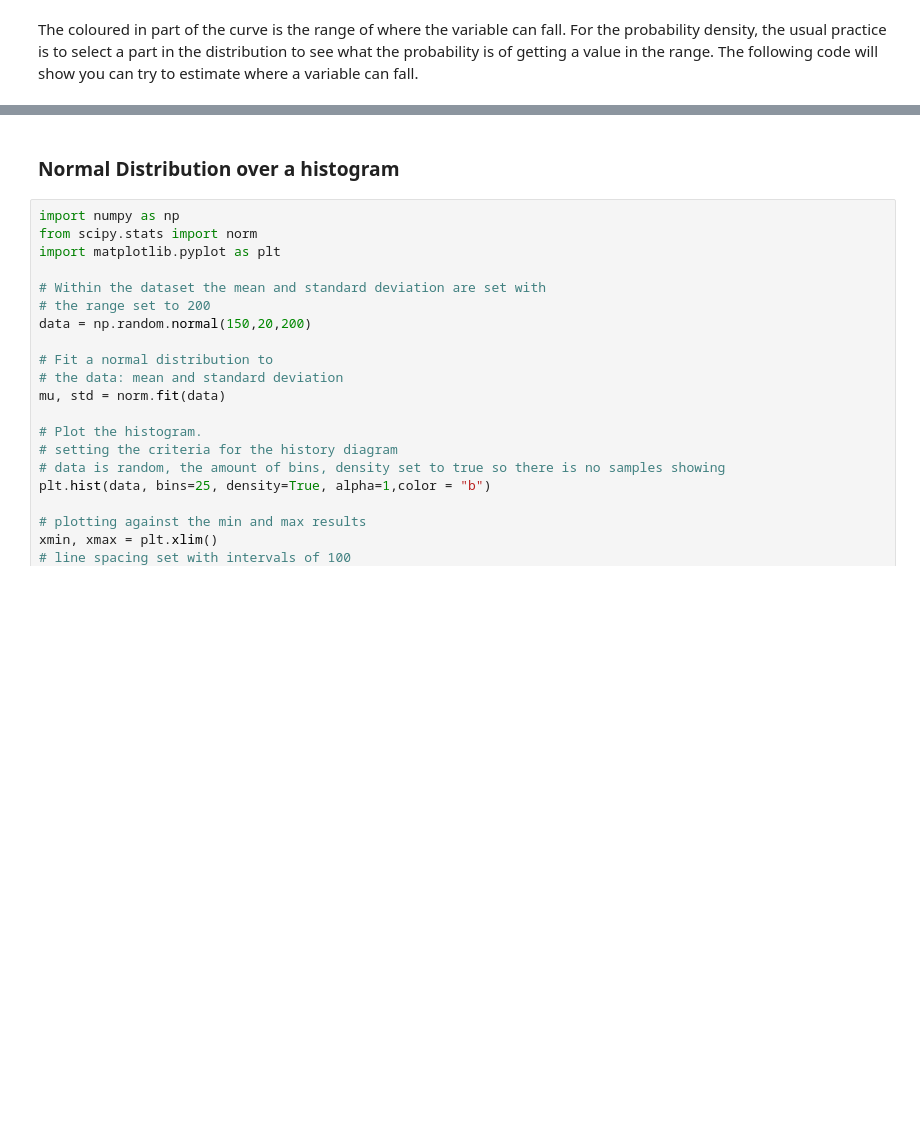
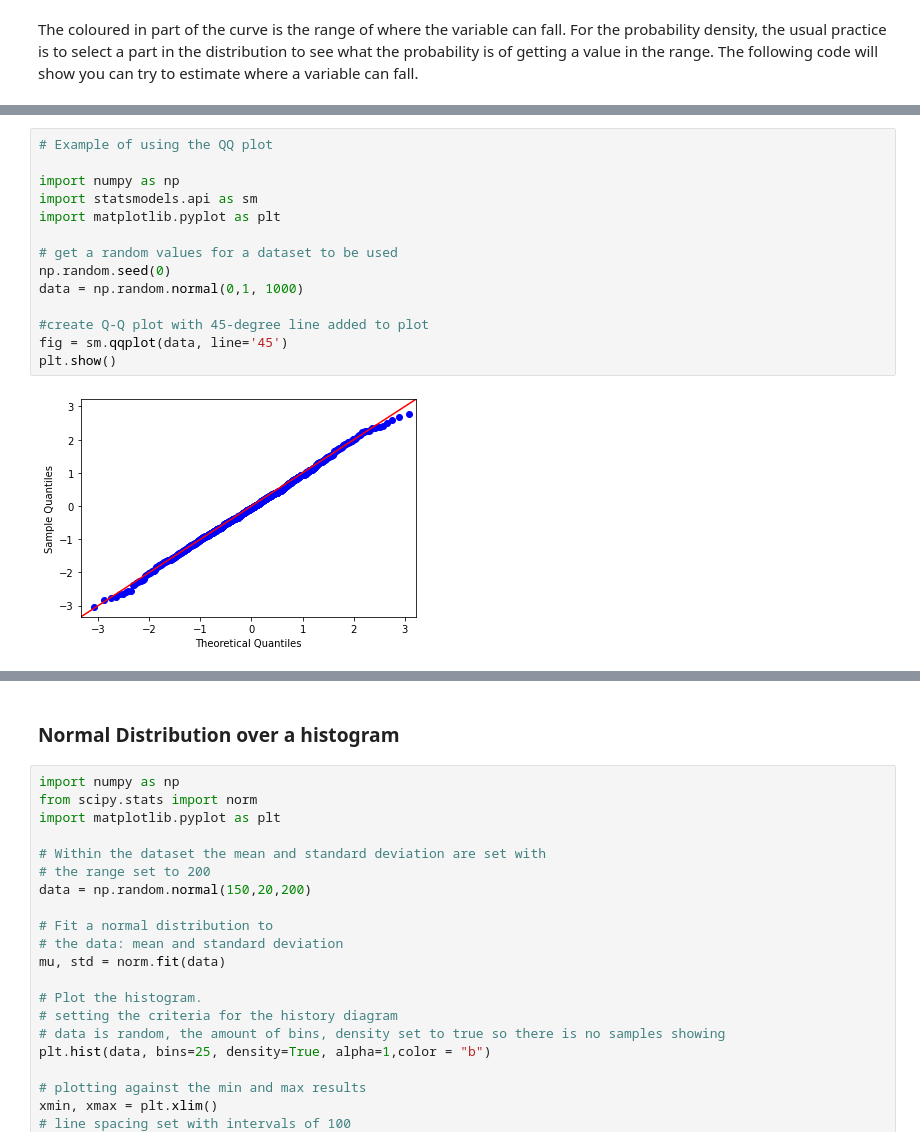
Before and after one commit to G00232918/funddata-assessment, a Jupyter notebook: Normal_Distribution_Assessment/Normal Distribution.ipynb, the cells around one changed output, grey strips where cells are left out. Drawn from its saved outputs; the diff is of its cells as text; blank space fills up the shorter version.

Commit message:
Emp Rule and Normality

```diff
--- a/Normal_Distribution_Assessment/Normal Distribution.ipynb
+++ b/Normal_Distribution_Assessment/Normal Distribution.ipynb
@@ -178,0 +220,16 @@ So what the Empirical Rule really means is where the most of the data will be wi
+# %%
+# Example of using the QQ plot
+
+import numpy as np
+import statsmodels.api as sm
+import matplotlib.pyplot as plt
+
+# get a random values for a dataset to be used
+np.random.seed(0)
+data = np.random.normal(0,1, 1000)
+
+#create Q-Q plot with 45-degree line added to plot
+fig = sm.qqplot(data, line='45')
+plt.show()
+# %% [output]
+[figure, added]
```
Also changed, not shown: parts of 13 cells of this notebook, 1 other file.
